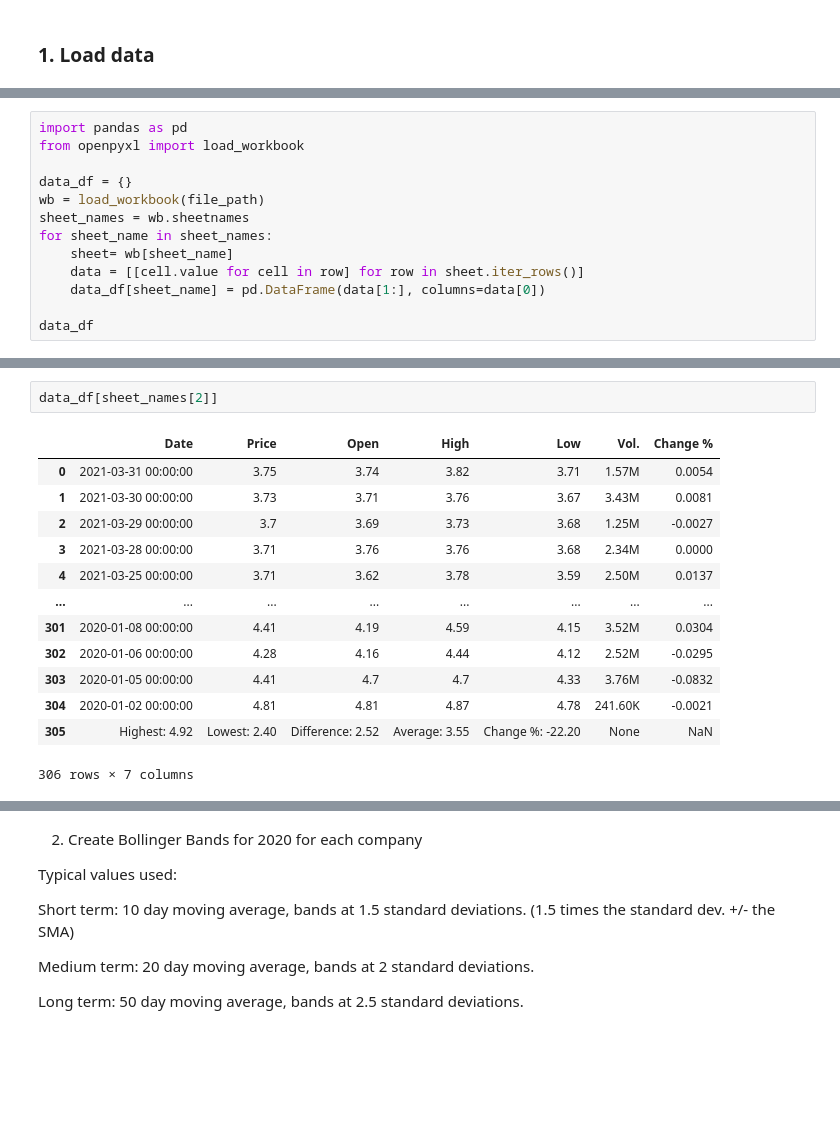
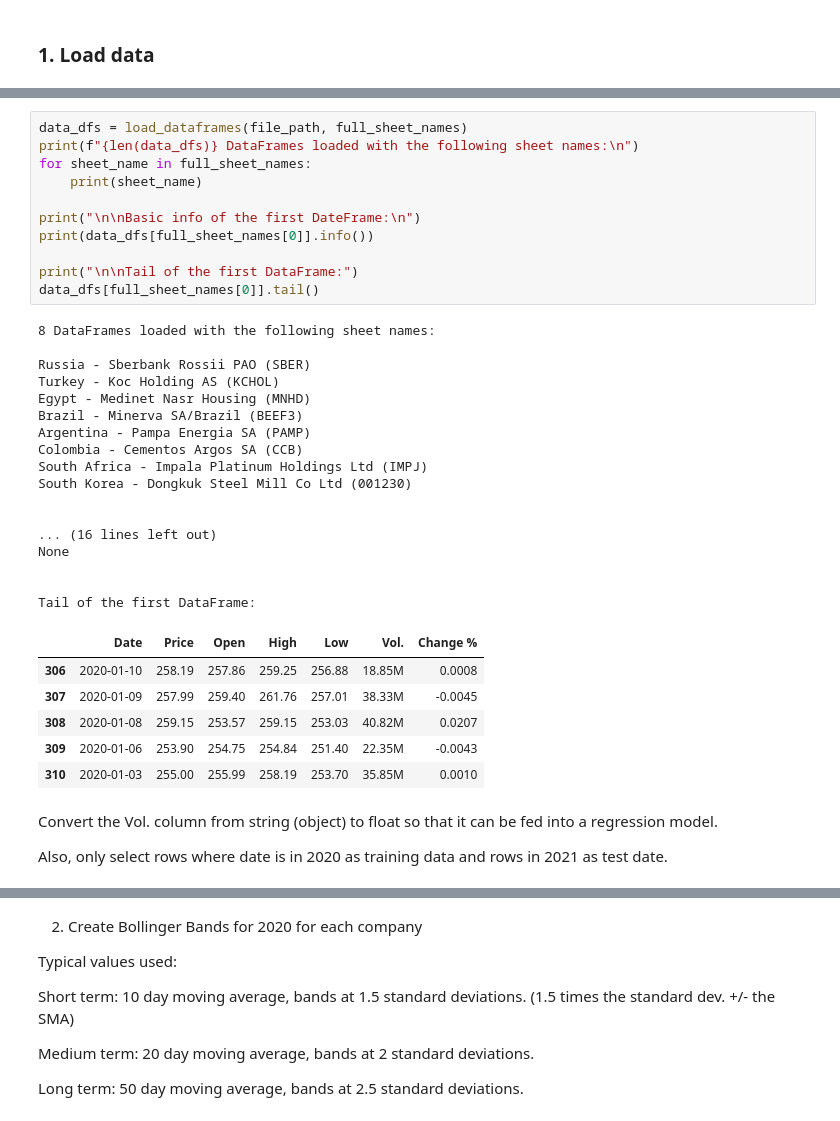
Before and after one commit to henryhyunwookim/ValueInvestor, a Jupyter notebook: ValueInvestor.ipynb, the cells around one changed output, grey strips where cells are left out. Drawn from its saved outputs; the diff is of its cells as text; blank space fills up the shorter version.

```diff
--- a/ValueInvestor.ipynb
+++ b/ValueInvestor.ipynb
@@ -46,13 +55,0 @@ To: c:\Users\Admin\Documents\GitHub\Apziva\FAxAtx2ZjFTGstEu\data\2020Q1Q2Q3Q4-20
-# %%
-import pandas as pd
-from openpyxl import load_workbook
-
-data_df = {}
-wb = load_workbook(file_path)
-sheet_names = wb.sheetnames
-for sheet_name in sheet_names:
-    sheet= wb[sheet_name]
-    data = [[cell.value for cell in row] for row in sheet.iter_rows()]
-    data_df[sheet_name] = pd.DataFrame(data[1:], columns=data[0])
-
-data_df
@@ -77,16 +56,39 @@ data_df
-# %%
-data_df[sheet_names[2]]
-# %% [output]
-|  | Date | Price | Open | High | Low | Vol. | Change % |
-| 0 | 2021-03-31 00:00:00 | 3.75 | 3.74 | 3.82 | 3.71 | 1.57M | 0.0054 |
-| 1 | 2021-03-30 00:00:00 | 3.73 | 3.71 | 3.76 | 3.67 | 3.43M | 0.0081 |
-| 2 | 2021-03-29 00:00:00 | 3.7 | 3.69 | 3.73 | 3.68 | 1.25M | -0.0027 |
-| 3 | 2021-03-28 00:00:00 | 3.71 | 3.76 | 3.76 | 3.68 | 2.34M | 0.0000 |
-| 4 | 2021-03-25 00:00:00 | 3.71 | 3.62 | 3.78 | 3.59 | 2.50M | 0.0137 |
-| ... | ... | ... | ... | ... | ... | ... | ... |
-| 301 | 2020-01-08 00:00:00 | 4.41 | 4.19 | 4.59 | 4.15 | 3.52M | 0.0304 |
-| 302 | 2020-01-06 00:00:00 | 4.28 | 4.16 | 4.44 | 4.12 | 2.52M | -0.0295 |
-| 303 | 2020-01-05 00:00:00 | 4.41 | 4.7 | 4.7 | 4.33 | 3.76M | -0.0832 |
-| 304 | 2020-01-02 00:00:00 | 4.81 | 4.81 | 4.87 | 4.78 | 241.60K | -0.0021 |
-| 305 | Highest: 4.92 | Lowest: 2.40 | Difference: 2.52 | Average: 3.55 | Change %: -22.20 | None | NaN |
-306 rows × 7 columns
+# %%
+data_dfs = load_dataframes(file_path, full_sheet_names)
+print(f"{len(data_dfs)} DataFrames loaded with the following sheet names:\n")
+for sheet_name in full_sheet_names:
+    print(sheet_name)
+
+print("\n\nBasic info of the first DateFrame:\n")
+print(data_dfs[full_sheet_names[0]].info())
+
+print("\n\nTail of the first DataFrame:")
+data_dfs[full_sheet_names[0]].tail()
+# %% [output]
+8 DataFrames loaded with the following sheet names:
+
+Russia - Sberbank Rossii PAO (SBER)
+Turkey - Koc Holding AS (KCHOL)
+Egypt - Medinet Nasr Housing (MNHD)
+Brazil - Minerva SA/Brazil (BEEF3)
+Argentina - Pampa Energia SA (PAMP)
+Colombia - Cementos Argos SA (CCB)
+South Africa - Impala Platinum Holdings Ltd (IMPJ)
+South Korea - Dongkuk Steel Mill Co Ltd (001230)
+
+
+... (16 lines left out)
+None
+
+
+Tail of the first DataFrame:
+|  | Date | Price | Open | High | Low | Vol. | Change % |
+| 306 | 2020-01-10 | 258.19 | 257.86 | 259.25 | 256.88 | 18.85M | 0.0008 |
+| 307 | 2020-01-09 | 257.99 | 259.40 | 261.76 | 257.01 | 38.33M | -0.0045 |
+| 308 | 2020-01-08 | 259.15 | 253.57 | 259.15 | 253.03 | 40.82M | 0.0207 |
+| 309 | 2020-01-06 | 253.90 | 254.75 | 254.84 | 251.40 | 22.35M | -0.0043 |
+| 310 | 2020-01-03 | 255.00 | 255.99 | 258.19 | 253.70 | 35.85M | 0.0010 |
+# %% [markdown]
+Convert the Vol. column from string (object) to float so that it can be fed into a regression model.
+
+Also, only select rows where date is in 2020 as training data and rows in 2021 as test date.
```
Also changed, not shown: parts of 12 cells of this notebook.
